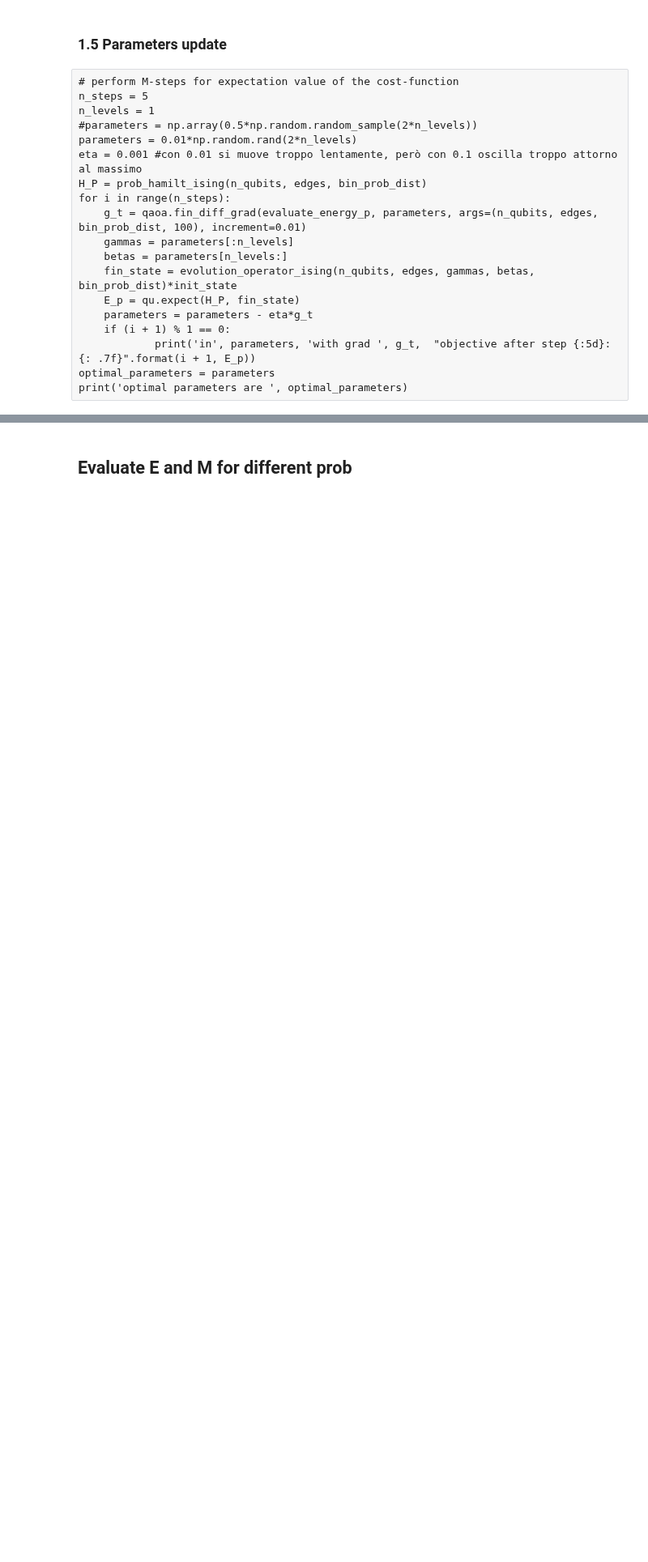
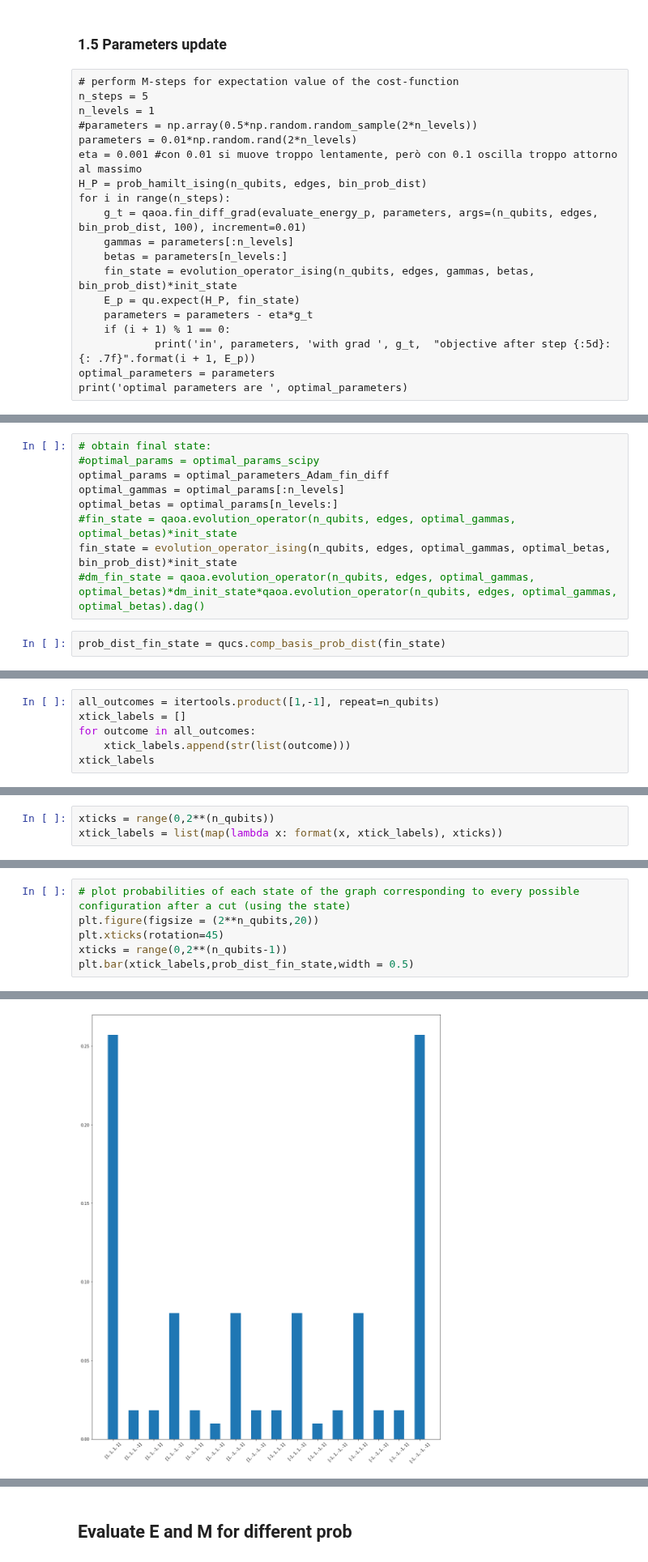
Before and after one commit to andreabasiliorava/Thesis_QAOA, a Jupyter notebook: QAOA_RBIM.ipynb, the cells around one changed output, grey strips where cells are left out. Shown at 81% size. Saved outputs shown, nothing was run; the diff lists cells and outputs as text; blank space fills up the shorter version.

```diff
--- a/QAOA_RBIM.ipynb
+++ b/QAOA_RBIM.ipynb
@@ -373,0 +461,11 @@ plt.bar(x_axis, dict_outcomes.values(), width = 0.5)
+# %%
+# obtain final state:
+#optimal_params = optimal_params_scipy
+optimal_params = optimal_parameters_Adam_fin_diff
+optimal_gammas = optimal_params[:n_levels]
+optimal_betas = optimal_params[n_levels:]
+#fin_state = qaoa.evolution_operator(n_qubits, edges, optimal_gammas, optimal_betas)*init_state
+fin_state = evolution_operator_ising(n_qubits, edges, optimal_gammas, optimal_betas, bin_prob_dist)*init_state
+#dm_fin_state = qaoa.evolution_operator(n_qubits, edges, optimal_gammas, optimal_betas)*dm_init_state*qaoa.evolution_operator(n_qubits, edges, optimal_gammas, optimal_betas).dag()
+# %%
+prob_dist_fin_state = qucs.comp_basis_prob_dist(fin_state)
@@ -373,0 +497,6 @@ plt.bar(x_axis, dict_outcomes.values(), width = 0.5)
+# %%
+all_outcomes = itertools.product([1,-1], repeat=n_qubits)
+xtick_labels = []
+for outcome in all_outcomes:
+    xtick_labels.append(str(list(outcome)))
+xtick_labels
@@ -373,0 +538,3 @@ plt.bar(x_axis, dict_outcomes.values(), width = 0.5)
+# %%
+xticks = range(0,2**(n_qubits))
+xtick_labels = list(map(lambda x: format(x, xtick_labels), xticks))
@@ -373,0 +588,7 @@ plt.bar(x_axis, dict_outcomes.values(), width = 0.5)
+# %%
+# plot probabilities of each state of the graph corresponding to every possible configuration after a cut (using the state)
+plt.figure(figsize = (2**n_qubits,20))
+plt.xticks(rotation=45)
+xticks = range(0,2**(n_qubits-1))
+plt.bar(xtick_labels,prob_dist_fin_state,width = 0.5)
+# %% [output]
@@ -373,0 +596 @@ plt.bar(x_axis, dict_outcomes.values(), width = 0.5)
+[figure, added]
```
Also changed, not shown: parts of 37 cells of this notebook, 3 other files.
